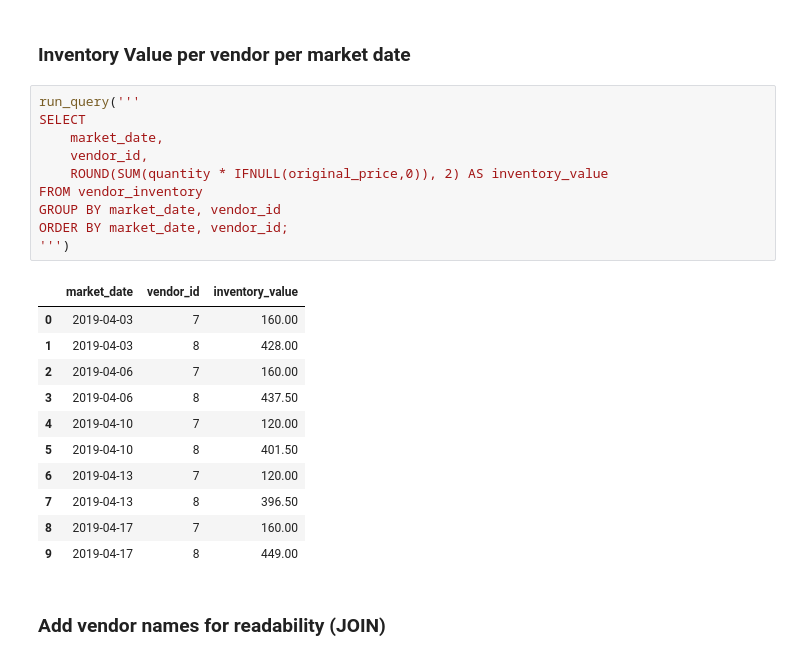
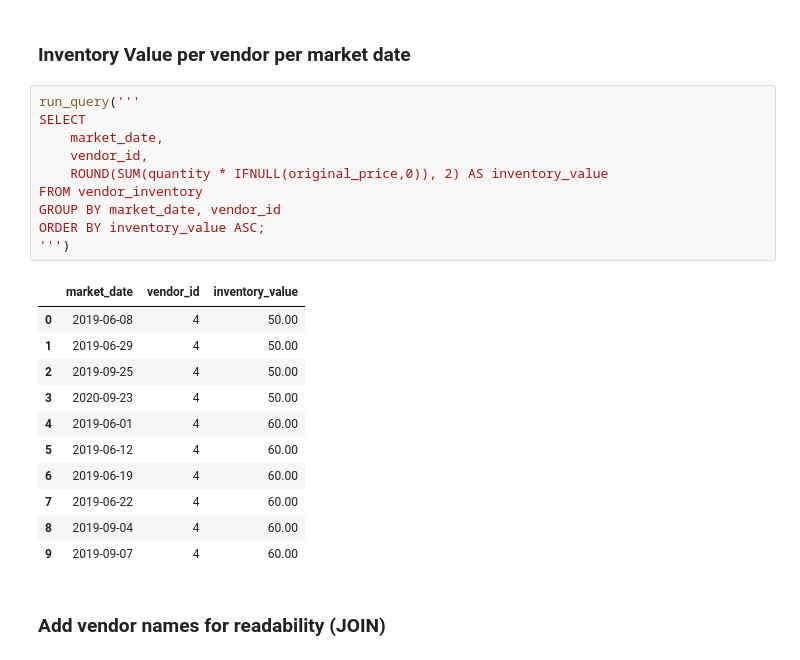
Before and after one commit to WilliamPourmajidi/sql-databases, a Jupyter notebook: Module-6/Module6_All_in_One.ipynb, the cells around one changed output. Saved outputs shown, nothing was run; the diff lists cells and outputs as text.

```diff
--- a/Module-6/Module6_All_in_One.ipynb
+++ b/Module-6/Module6_All_in_One.ipynb
@@ -162,25 +162,25 @@ Compute monetary value with arithmetic inside aggregates (e.g., `SUM(quantity *
 # %%
 run_query('''
 SELECT
     market_date,
     vendor_id,
     ROUND(SUM(quantity * IFNULL(original_price,0)), 2) AS inventory_value
 FROM vendor_inventory
 GROUP BY market_date, vendor_id
-ORDER BY market_date, vendor_id;
+ORDER BY inventory_value ASC;
 ''')
 # %% [output]
 |  | market_date | vendor_id | inventory_value |
-| 0 | 2019-04-03 | 7 | 160.00 |
-| 1 | 2019-04-03 | 8 | 428.00 |
-| 2 | 2019-04-06 | 7 | 160.00 |
-| 3 | 2019-04-06 | 8 | 437.50 |
-| 4 | 2019-04-10 | 7 | 120.00 |
-| 5 | 2019-04-10 | 8 | 401.50 |
-| 6 | 2019-04-13 | 7 | 120.00 |
-| 7 | 2019-04-13 | 8 | 396.50 |
-| 8 | 2019-04-17 | 7 | 160.00 |
-| 9 | 2019-04-17 | 8 | 449.00 |
+| 0 | 2019-06-08 | 4 | 50.00 |
+| 1 | 2019-06-29 | 4 | 50.00 |
+| 2 | 2019-09-25 | 4 | 50.00 |
+| 3 | 2020-09-23 | 4 | 50.00 |
+| 4 | 2019-06-01 | 4 | 60.00 |
+| 5 | 2019-06-12 | 4 | 60.00 |
+| 6 | 2019-06-19 | 4 | 60.00 |
+| 7 | 2019-06-22 | 4 | 60.00 |
+| 8 | 2019-09-04 | 4 | 60.00 |
+| 9 | 2019-09-07 | 4 | 60.00 |
 # %% [markdown]
 ### Add vendor names for readability (JOIN)
 # %%
```
Also changed, not shown: parts of 4 cells of this notebook.
